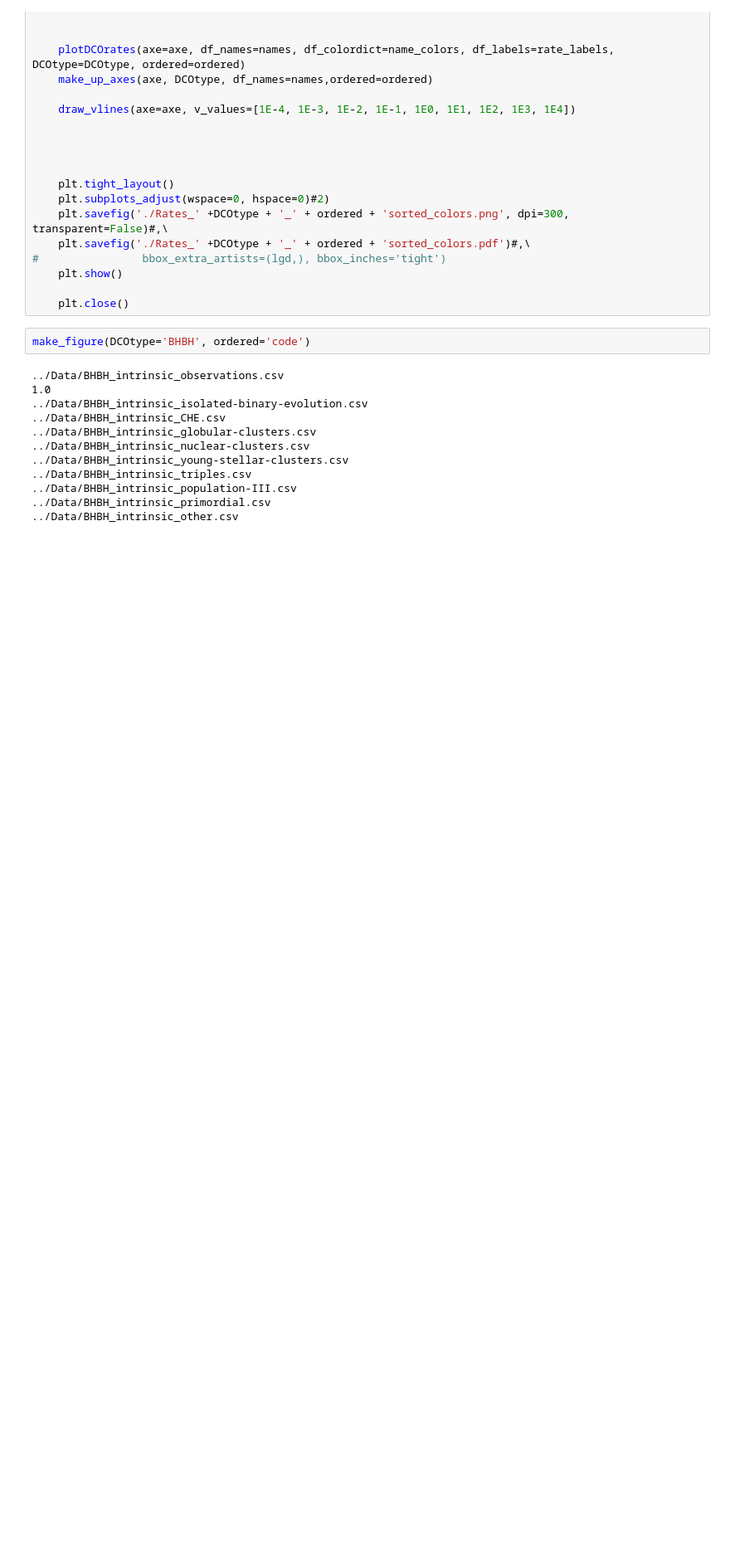
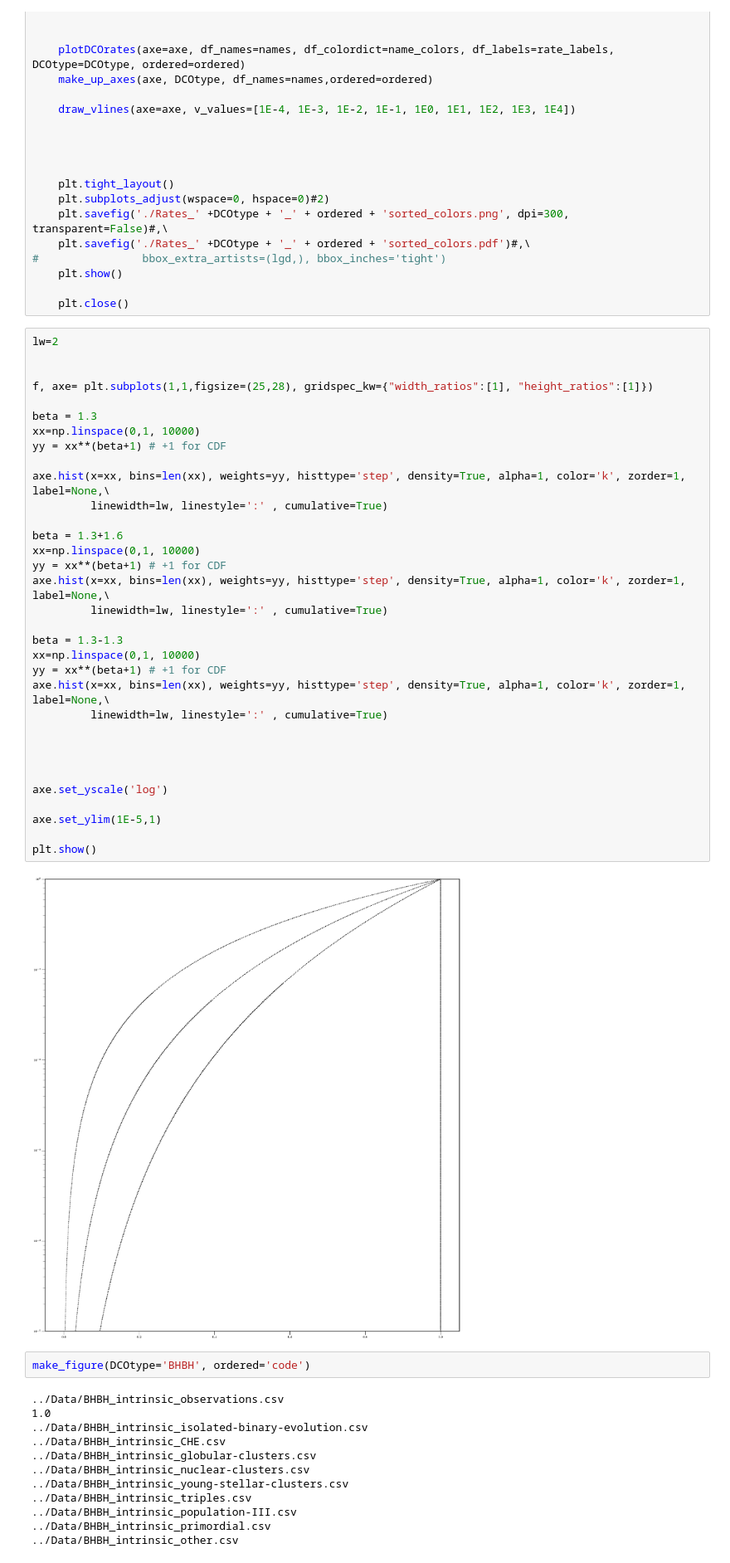
Before and after one commit to FloorBroekgaarden/BPS-comparison, a Jupyter notebook: plottingCode/make_Figure_1_main_rates.ipynb, the cells around one changed output. Shown at 83% size. Cells and saved outputs as stored; diff of their text form; blank space fills up the shorter version.

```diff
--- a/plottingCode/make_Figure_1_main_rates.ipynb
+++ b/plottingCode/make_Figure_1_main_rates.ipynb
@@ -490,6 +490,41 @@ def make_figure(DCOtype='BHNS', ordered='max'):
     plt.show()
 
     plt.close()
+# %%
+lw=2
+
+
+f, axe= plt.subplots(1,1,figsize=(25,28), gridspec_kw={"width_ratios":[1], "height_ratios":[1]})
+
+beta = 1.3
+xx=np.linspace(0,1, 10000)
+yy = xx**(beta+1) # +1 for CDF
+
+axe.hist(x=xx, bins=len(xx), weights=yy, histtype='step', density=True, alpha=1, color='k', zorder=1, label=None,\
+         linewidth=lw, linestyle=':' , cumulative=True)
+
+beta = 1.3+1.6
+xx=np.linspace(0,1, 10000)
+yy = xx**(beta+1) # +1 for CDF
+axe.hist(x=xx, bins=len(xx), weights=yy, histtype='step', density=True, alpha=1, color='k', zorder=1, label=None,\
+         linewidth=lw, linestyle=':' , cumulative=True)
+
+beta = 1.3-1.3
+xx=np.linspace(0,1, 10000)
+yy = xx**(beta+1) # +1 for CDF
+axe.hist(x=xx, bins=len(xx), weights=yy, histtype='step', density=True, alpha=1, color='k', zorder=1, label=None,\
+         linewidth=lw, linestyle=':' , cumulative=True)
+
+
+
+
+axe.set_yscale('log')
+
+axe.set_ylim(1E-5,1)
+
+plt.show()
+# %% [output]
+[figure, added]
 # %%
 make_figure(DCOtype='BHBH', ordered='code')
 # %% [output]
```
